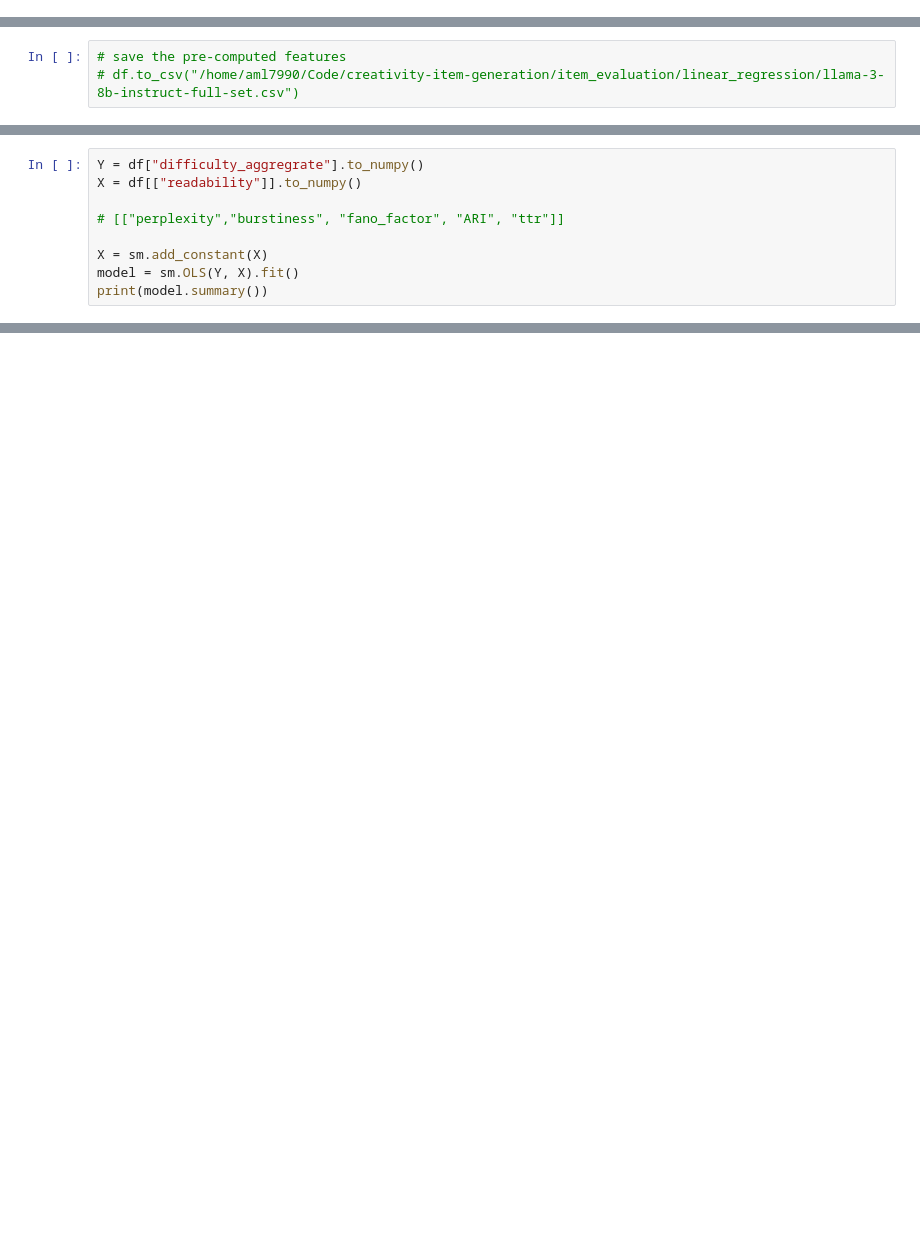
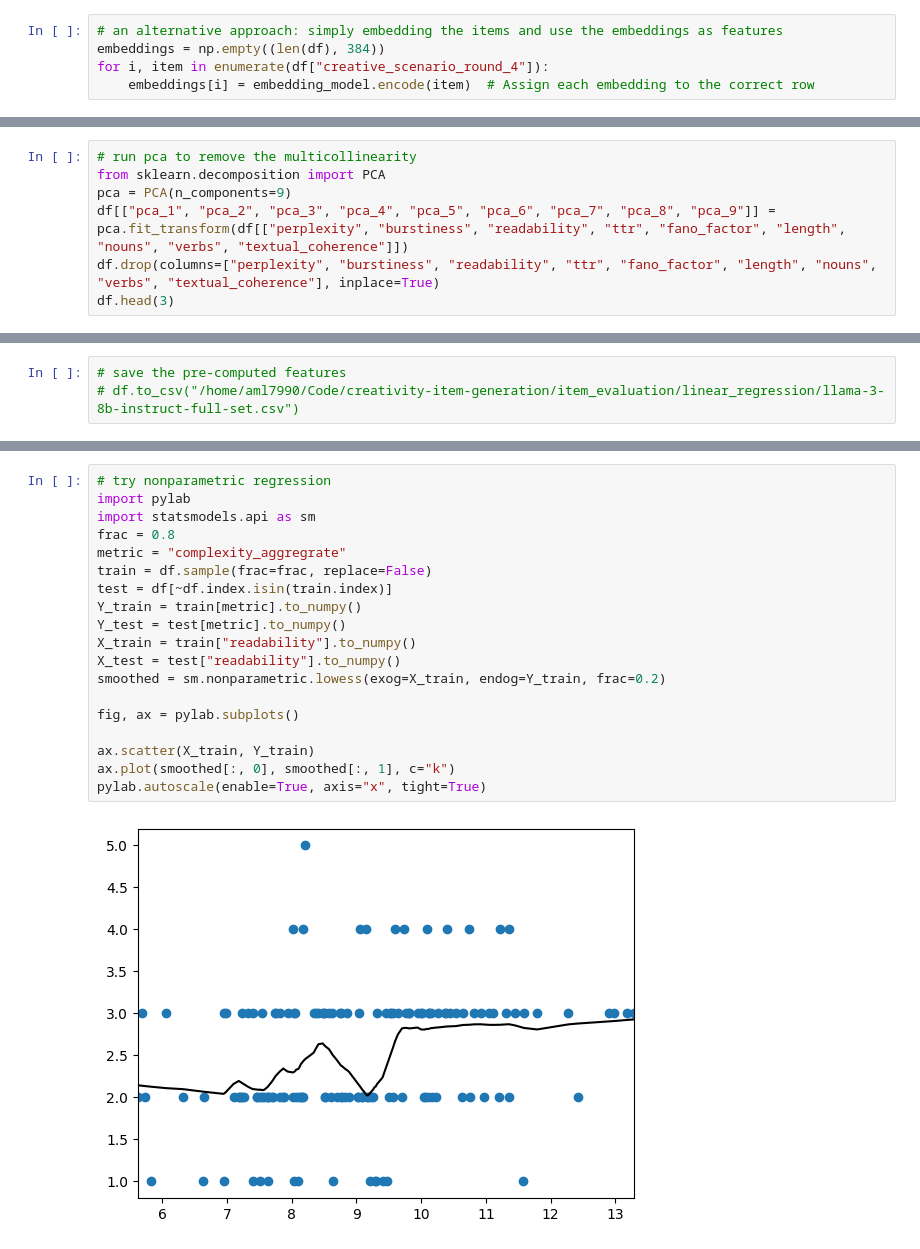
Before and after one commit to Beaty-Lab/creativity-item-generation, a Jupyter notebook: item_evaluation/ItemContenAnalysis.ipynb, the cells around one changed output, grey strips where cells are left out. Saved outputs shown, nothing was run; the diff lists cells and outputs as text; blank space fills up the shorter version.

```diff
--- a/item_evaluation/ItemContenAnalysis.ipynb
+++ b/item_evaluation/ItemContenAnalysis.ipynb
@@ -256,3 +240,8 @@ df.head(3)
 | 0 | Noah is a high school student who... | 3 | 2 | -0.781108 | 1.061222 | 1.131066 | ... |
 | 1 | Amy is a barista at Lily's Cafe. ... | 2 | 2 | -0.565861 | 0.974678 | 1.068521 | ... |
 | 2 | Amy works at Lily's Cafe. She has... | 2 | 3 | -0.708742 | -0.423512 | -0.101421 | ... |
+# %%
+# an alternative approach: simply embedding the items and use the embeddings as features
+embeddings = np.empty((len(df), 384))
+for i, item in enumerate(df["creative_scenario_round_4"]):
+    embeddings[i] = embedding_model.encode(item)  # Assign each embedding to the correct row
@@ -258,0 +259,7 @@ df.head(3)
+# %%
+# run pca to remove the multicollinearity
+from sklearn.decomposition import PCA
+pca = PCA(n_components=9)
+df[["pca_1", "pca_2", "pca_3", "pca_4", "pca_5", "pca_6", "pca_7", "pca_8", "pca_9"]] = pca.fit_transform(df[["perplexity", "burstiness", "readability", "ttr", "fano_factor", "length", "nouns", "verbs", "textual_coherence"]])
+df.drop(columns=["perplexity", "burstiness", "readability", "ttr", "fano_factor", "length", "nouns", "verbs", "textual_coherence"], inplace=True)
+df.head(3)
@@ -316,9 +346,0 @@ results
-# %%
-Y = df["difficulty_aggregrate"].to_numpy()
-X = df[["readability"]].to_numpy()
-
-# [["perplexity","burstiness", "fano_factor", "ARI", "ttr"]]
-
-X = sm.add_constant(X)
-model = sm.OLS(Y, X).fit()
-print(model.summary())
@@ -342,0 +354,21 @@ Notes:
+# %%
+# try nonparametric regression
+import pylab
+import statsmodels.api as sm
+frac = 0.8
+metric = "complexity_aggregrate"
+train = df.sample(frac=frac, replace=False)
+test = df[~df.index.isin(train.index)]
+Y_train = train[metric].to_numpy()
+Y_test = test[metric].to_numpy()
+X_train = train["readability"].to_numpy()
+X_test = test["readability"].to_numpy()
+smoothed = sm.nonparametric.lowess(exog=X_train, endog=Y_train, frac=0.2)
+
+fig, ax = pylab.subplots()
+
+ax.scatter(X_train, Y_train)
+ax.plot(smoothed[:, 0], smoothed[:, 1], c="k")
+pylab.autoscale(enable=True, axis="x", tight=True)
+# %% [output]
+[figure, added]
```
Also changed, not shown: parts of 31 cells of this notebook, 1 other file.
